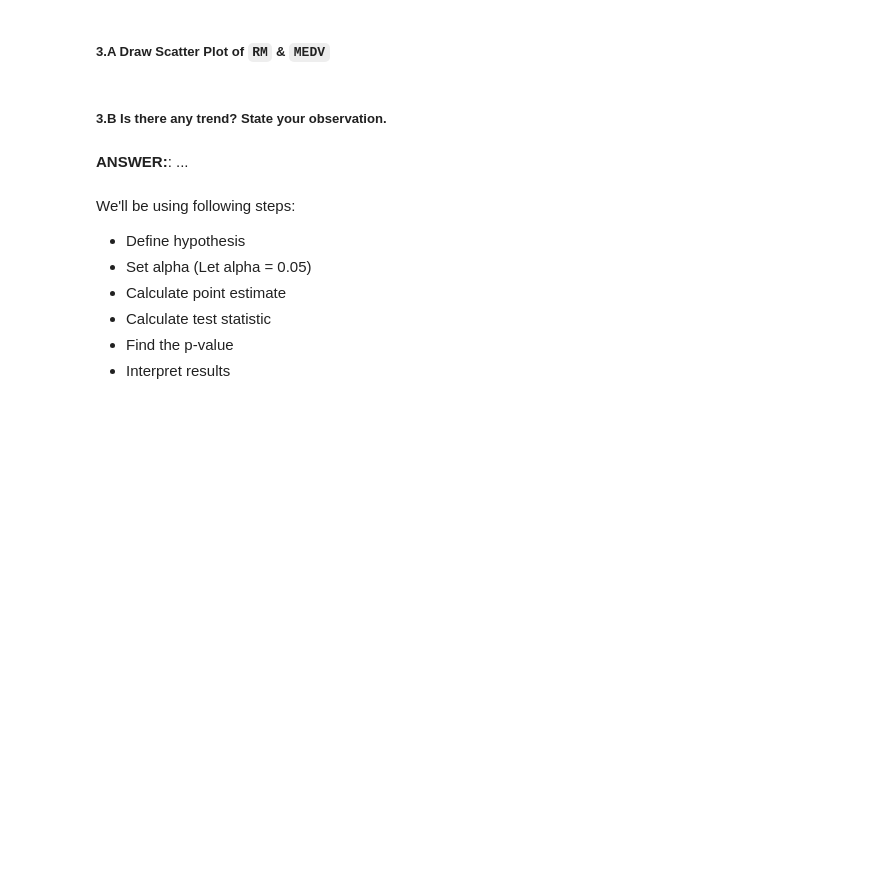
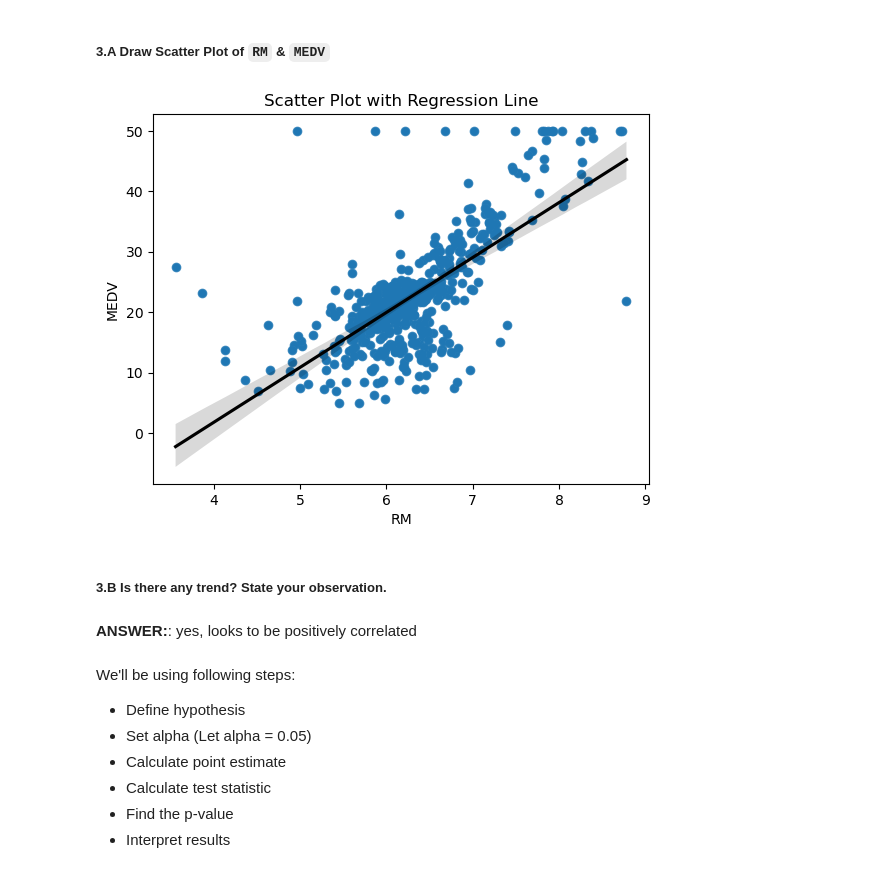
Before and after one commit to ginlic/IOD, a Jupyter notebook: Module 2/Labs/IOD_Lab-2_2_2.ipynb, the cells around one changed output. Cells and saved outputs as stored; diff of their text form; code cells hidden in the pictures; blank space fills up the shorter version.

```diff
--- a/Module 2/Labs/IOD_Lab-2_2_2.ipynb
+++ b/Module 2/Labs/IOD_Lab-2_2_2.ipynb
@@ -68,7 +70,19 @@ RM.plot(kind='hist')
+# %%
+# ANSWER
+# data.plot(kind='scatter', x='RM', y='MEDV')
+sns.scatterplot(x='RM', y='MEDV', data=data)
+
+# Add regression line
+sns.regplot(x='RM', y='MEDV', data=data, line_kws={'color': 'black'})
+
+plt.title('Scatter Plot with Regression Line')
+plt.show()
+# %% [output]
+[figure, added]
 # %% [markdown]
 ##### 3.B Is there any trend? State your observation.
-# %% [markdown]
-**ANSWER:**: ...
+# %% [markdown]
+**ANSWER:**: yes, looks to be positively correlated
 # %% [markdown]
 We'll be using following steps:
 
```
Also changed, not shown: parts of 21 cells of this notebook.
